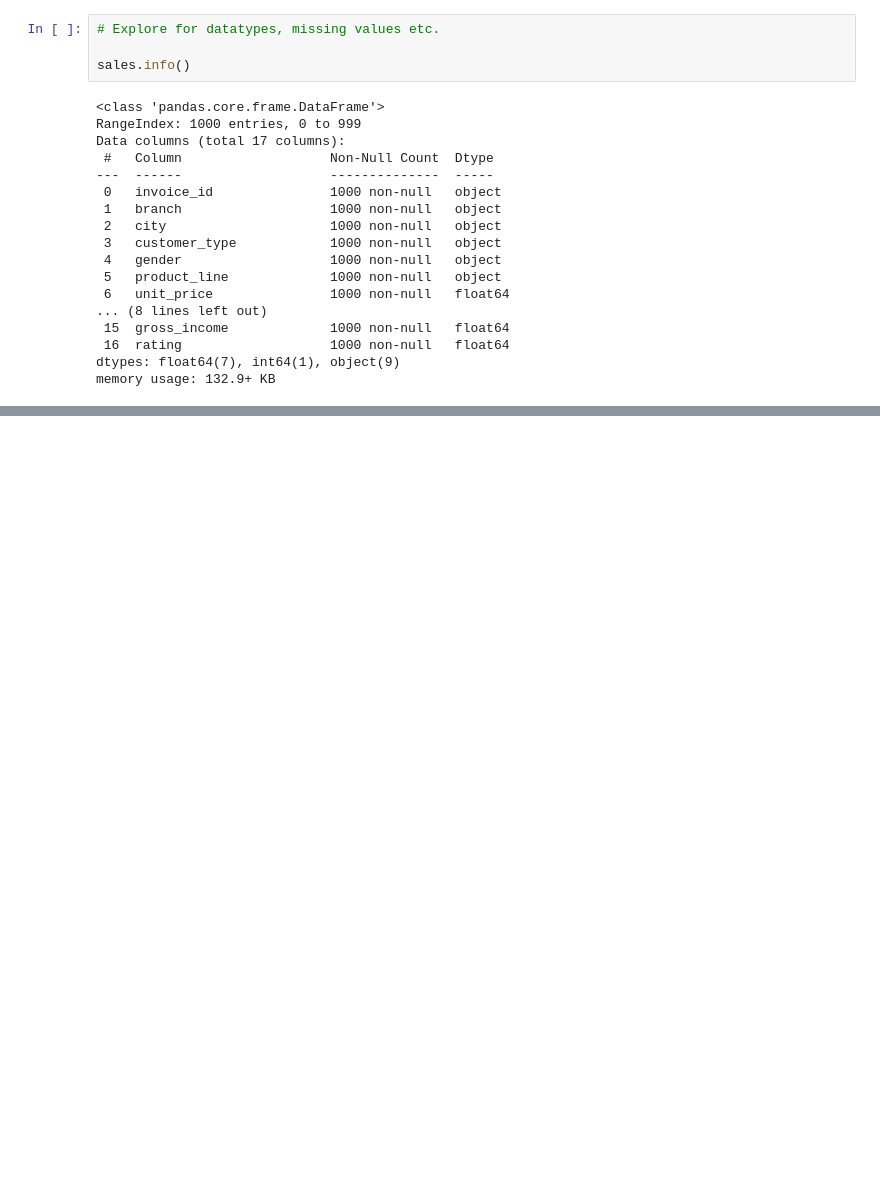
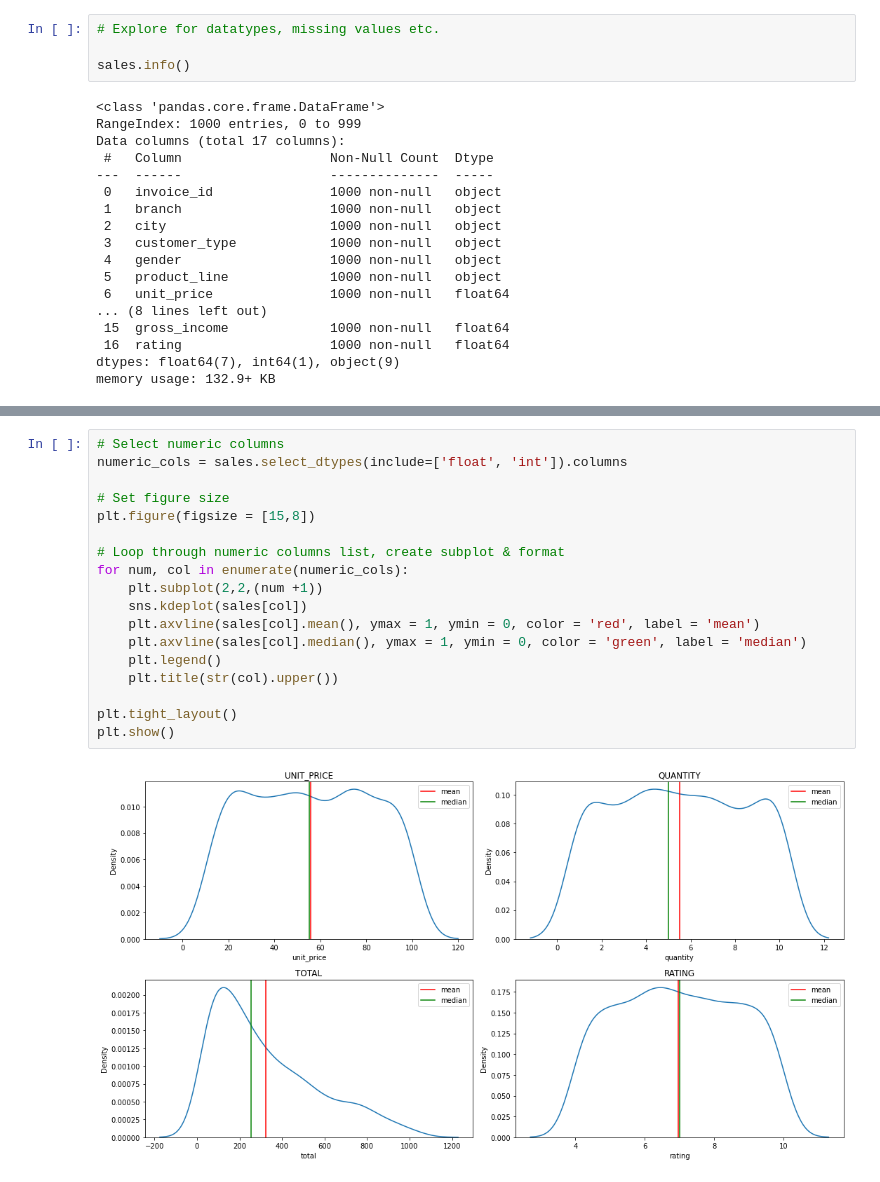
Before and after one commit to seanpoter/Supermarket_sales_analysis, a Jupyter notebook: Supermarket Sales Analysis - Workbook.ipynb, the cells around one changed output, grey strips where cells are left out. Cells and saved outputs as stored; diff of their text form; blank space fills up the shorter version.

```diff
--- a/Supermarket Sales Analysis - Workbook.ipynb
+++ b/Supermarket Sales Analysis - Workbook.ipynb
@@ -78,0 +245,20 @@ sales[normalize_columns] = (sales[normalize_columns] - sales[normalize_columns].
+# %%
+# Select numeric columns
+numeric_cols = sales.select_dtypes(include=['float', 'int']).columns
+
+# Set figure size
+plt.figure(figsize = [15,8])
+
+# Loop through numeric columns list, create subplot & format
+for num, col in enumerate(numeric_cols):
+    plt.subplot(2,2,(num +1))
+    sns.kdeplot(sales[col])
+    plt.axvline(sales[col].mean(), ymax = 1, ymin = 0, color = 'red', label = 'mean')
+    plt.axvline(sales[col].median(), ymax = 1, ymin = 0, color = 'green', label = 'median')
+    plt.legend()
+    plt.title(str(col).upper())
+
+plt.tight_layout()
+plt.show()
+# %% [output]
+[figure, added]
```
Also changed, not shown: parts of 35 cells of this notebook.
